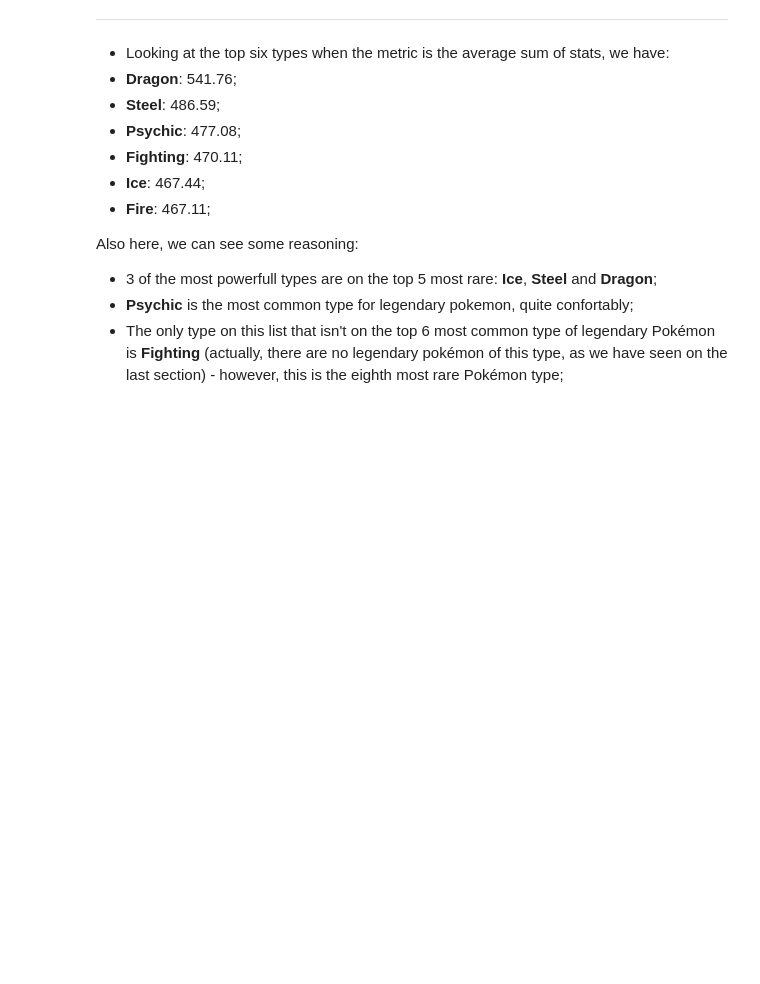
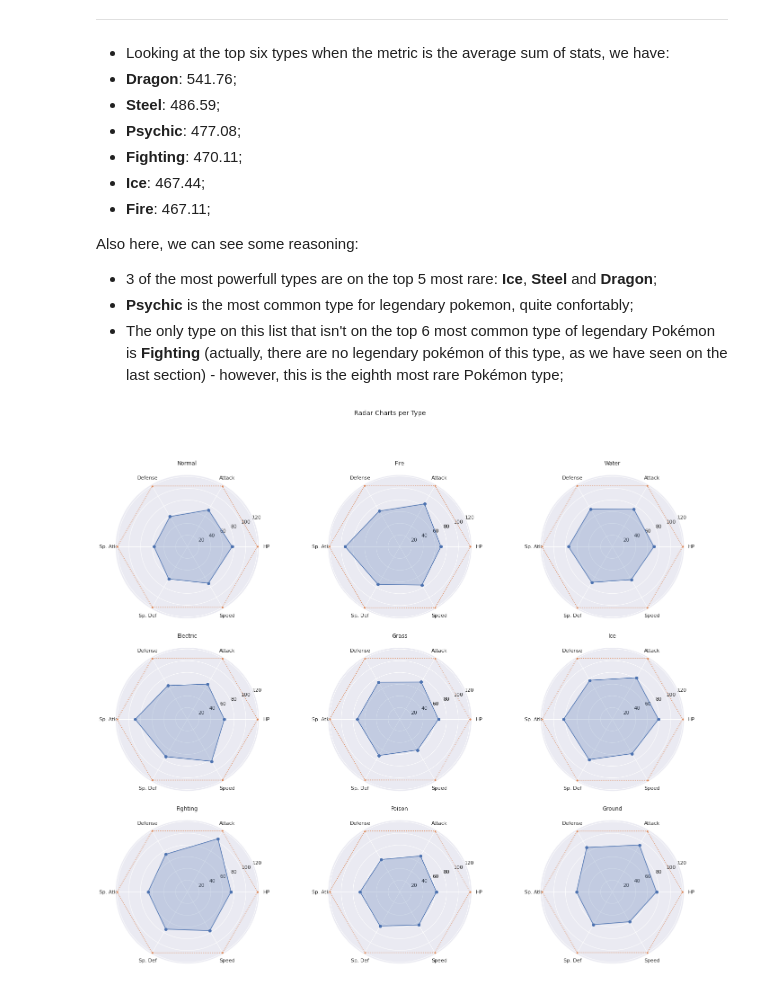
Before and after one commit to rpdieego/IndigoTortoise-pkmn-notebooks, a Jupyter notebook: IndigoTortoise_pkmn.ipynb, the cells around one changed output. Saved outputs shown, nothing was run; the diff lists cells and outputs as text; code cells hidden in the pictures; blank space fills up the shorter version.

```diff
--- a/IndigoTortoise_pkmn.ipynb
+++ b/IndigoTortoise_pkmn.ipynb
@@ -545,3 +667,8 @@ plt.legend(loc='upper center', bbox_to_anchor=(0.5, -0.05),
    * 3 of the most powerfull types are on the top 5 most rare: **Ice**, **Steel** and **Dragon**;
    * **Psychic** is the most common type for legendary pokemon, quite confortably;
    * The only type on this list that isn't on the top 6 most common type of legendary Pokémon is **Fighting** (actually, there are no legendary pokémon of this type, as we have seen on the last section) - however, this is the eighth most rare Pokémon type;
+# %%
+# Plot Radar Charts for the first 9 Types
+plot_radar_charts_3x3(avg_types_stats[0:9], types_list)
+# %% [output]
+[figure, added]
```
Also changed, not shown: parts of 9 cells of this notebook.
